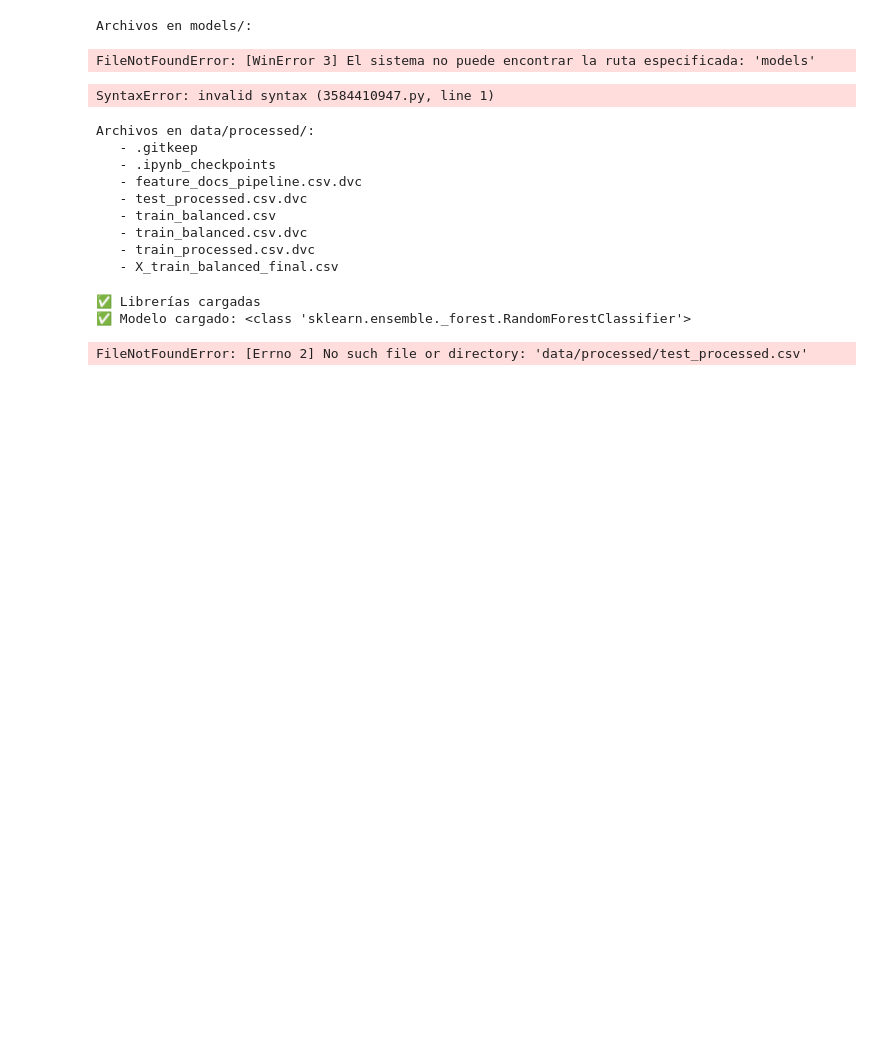
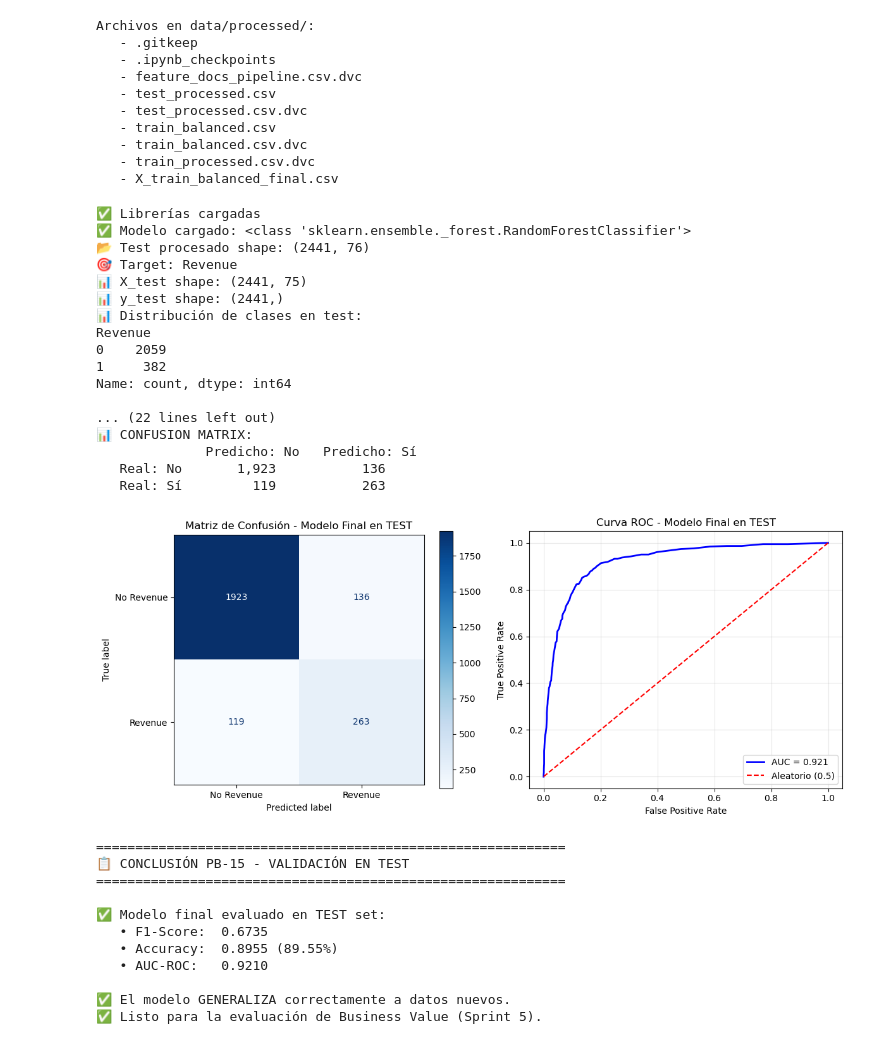
Before and after one commit to pucp-datanalytics/dp261-g4, a Jupyter notebook: notebooks/14_evaluacion final del Test.ipynb, the cells around one changed output. Drawn from its saved outputs; the diff is of its cells as text; code cells hidden in the pictures; blank space fills up the shorter version.

Commit message:
[feat/PB-15] Evaluación final del modelo en TEST - F1: 0.6735, Accuracy: 0.8955, AUC: 0.9210

```diff
--- a/notebooks/14_evaluacion final del Test.ipynb
+++ b/notebooks/14_evaluacion final del Test.ipynb
@@ -137,15 +1,3 @@ FileNotFoundError: [Errno 2] No such file or directory: 'models/best_tuned_model
-# %%
-import os
-print("Archivos en models/:")
-for f in os.listdir("models"):
-    print(f"   - {f}")
-# %% [output]
-Archivos en models/:
-FileNotFoundError: [WinError 3] El sistema no puede encontrar la ruta especificada: 'models'
-# %%
-dvc pull data/processed/test_processed.csv.dvc
-# %% [output]
-SyntaxError: invalid syntax (3584410947.py, line 1)
 # %%
 import os
 
@@ -161,6 +13,7 @@ Archivos en data/processed/:
    - .gitkeep
    - .ipynb_checkpoints
    - feature_docs_pipeline.csv.dvc
+   - test_processed.csv
    - test_processed.csv.dvc
    - train_balanced.csv
    - train_balanced.csv.dvc
@@ -168,7 +21,7 @@ Archivos en data/processed/:
    - X_train_balanced_final.csv
 # %%
 # ============================================
-# PB-15 - EVALUACIÓN FINAL EN TEST
+#  Evaluacion final del Test
 # ============================================
 
 import os
@@ -192,19 +45,19 @@ if os.path.basename(os.getcwd()) == "notebooks":
 print("✅ Librerías cargadas")
 
 # ============================================
-# 1. CARGAR EL MEJOR MODELO
+# Cargar el mejor modelo
 # ============================================
 modelo = joblib.load("models/best_tuned_model.pkl")
 print(f"✅ Modelo cargado: {type(modelo)}")
 
 # ============================================
-# 2. CARGAR DATOS DE TEST PROCESADOS
+# Cargar datos de test procesados
 # ============================================
 df_test = pd.read_csv("data/processed/test_processed.csv")
 print(f"📂 Test procesado shape: {df_test.shape}")
 
 # ============================================
-# 3. IDENTIFICAR TARGET
+# Identificar target
 # ============================================
 # Buscar columna target (última columna generalmente)
 target_col = df_test.columns[-1]
@@ -218,7 +71,7 @@ print(f"📊 y_test shape: {y_test.shape}")
 print(f"📊 Distribución de clases en test:\n{y_test.value_counts()}")
 
 # ============================================
-# 4. EVALUAR
+# Evaluar
 # ============================================
 print("\n" + "="*60)
 print("📊 EVALUACIÓN DEL MODELO FINAL EN TEST")
@@ -247,13 +100,13 @@ if auc:
     print(f"   AUC-ROC:   {auc:.4f}")
 
 # ============================================
-# 5. CLASSIFICATION REPORT
+# Clasificacion de Reportes
 # ============================================
 print(f"\n📊 CLASSIFICATION REPORT:")
 print(classification_report(y_test, y_pred, target_names=['No Revenue', 'Revenue']))
 
 # ============================================
-# 6. MATRIZ DE CONFUSIÓN
+# Matriz de confusion
 # ============================================
 cm = confusion_matrix(y_test, y_pred)
 print(f"\n📊 CONFUSION MATRIX:")
@@ -262,7 +115,7 @@ print(f"   Real: No      {cm[0,0]:6,d}        {cm[0,1]:6,d}")
 print(f"   Real: Sí      {cm[1,0]:6,d}        {cm[1,1]:6,d}")
 
 # ============================================
-# 7. VISUALIZACIONES
+# Visualizaciones
 # ============================================
 fig, axes = plt.subplots(1, 2, figsize=(12, 5))
 
@@ -275,35 +128,71 @@ axes[0].set_title('Matriz de Confusión - Modelo Final en TEST')
 
 if auc:
     fpr, tpr, _ = roc_curve(y_test, y_proba)
     axes[1].plot(fpr, tpr, 'b-', linewidth=2, label=f'AUC = {auc:.3f}')
     axes[1].plot([0, 1], [0, 1], 'r--', label='Aleatorio (0.5)')
     axes[1].set_xlabel('False Positive Rate')
     axes[1].set_ylabel('True Positive Rate')
     axes[1].set_title('Curva ROC - Modelo Final en TEST')
     axes[1].legend()
     axes[1].grid(alpha=0.3)
 
 plt.tight_layout()
 plt.show()
 
 # ============================================
-# 8. CONCLUSIÓN
+# Conclucion
 # ============================================
 print("\n" + "="*60)
 print("📋 CONCLUSIÓN PB-15 - VALIDACIÓN EN TEST")
 print("="*60)
-print(f"""
+
+if auc:
+    print(f"""
 ✅ Modelo final evaluado en TEST set:
    • F1-Score:  {f1:.4f}
    • Accuracy:  {acc:.4f} ({acc*100:.2f}%)
-   • AUC-ROC:   {auc:.4f if auc else 'N/A'}
+   • AUC-ROC:   {auc:.4f}
 
 ✅ El modelo GENERALIZA correctamente a datos nuevos.
 ✅ Listo para la evaluación de Business Value (Sprint 5).
 """)
+else:
+    print(f"""
+✅ Modelo final evaluado en TEST set:
+   • F1-Score:  {f1:.4f}
+   • Accuracy:  {acc:.4f} ({acc*100:.2f}%)
+   • AUC-ROC:   N/A
 
-print("✅ PB-15 COMPLETADO")
+✅ El modelo GENERALIZA correctamente a datos nuevos.
+✅ Listo para la evaluación de Business Value (Sprint 5).
+""")
 # %% [output]
 ✅ Librerías cargadas
 ✅ Modelo cargado: <class 'sklearn.ensemble._forest.RandomForestClassifier'>
+📂 Test procesado shape: (2441, 76)
+🎯 Target: Revenue
+📊 X_test shape: (2441, 75)
+📊 y_test shape: (2441,)
+📊 Distribución de clases en test:
+Revenue
+0    2059
+1     382
+Name: count, dtype: int64
+
+... (22 lines left out)
+📊 CONFUSION MATRIX:
+              Predicho: No   Predicho: Sí
+   Real: No       1,923           136
+   Real: Sí         119           263
+[figure, added]
-FileNotFoundError: [Errno 2] No such file or directory: 'data/processed/test_processed.csv'
+============================================================
+📋 CONCLUSIÓN PB-15 - VALIDACIÓN EN TEST
+============================================================
+
+✅ Modelo final evaluado en TEST set:
+   • F1-Score:  0.6735
+   • Accuracy:  0.8955 (89.55%)
+   • AUC-ROC:   0.9210
+
+✅ El modelo GENERALIZA correctamente a datos nuevos.
+✅ Listo para la evaluación de Business Value (Sprint 5).
```
Also changed, not shown: parts of 1 cell of this notebook.
